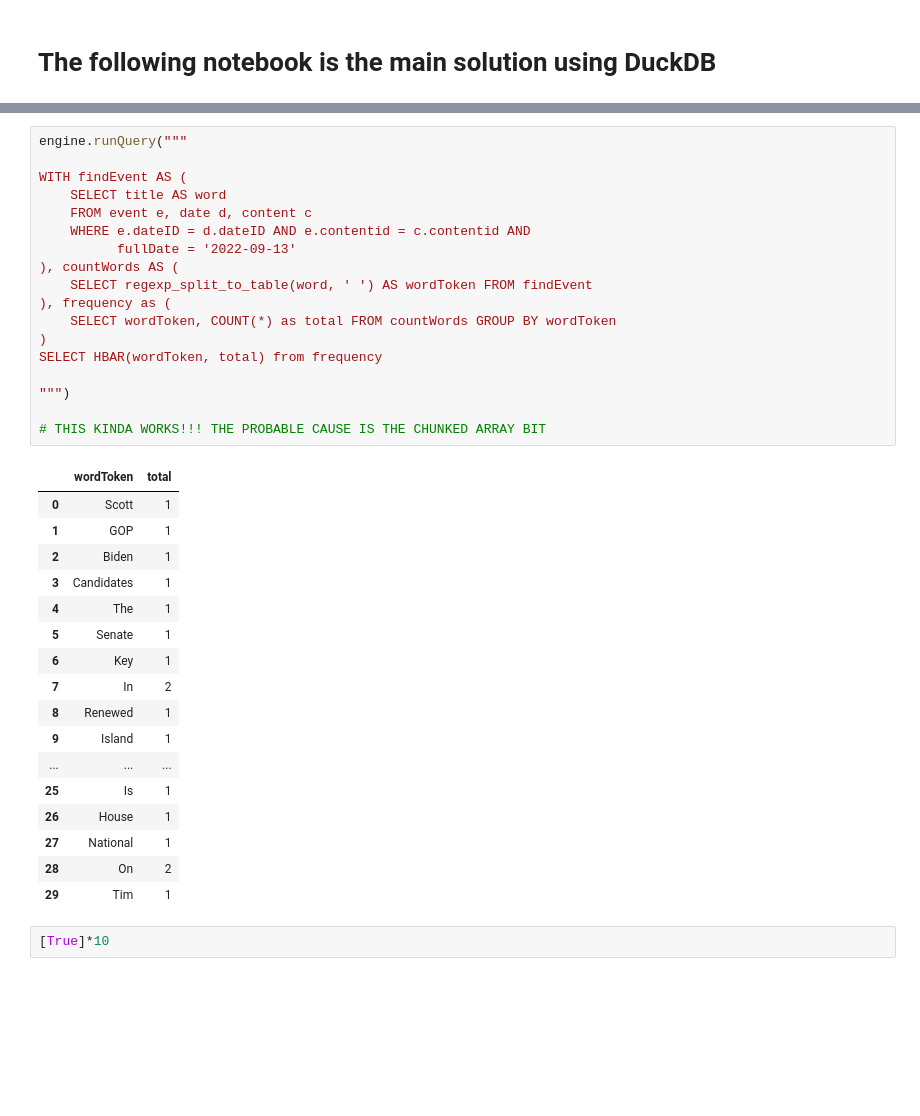
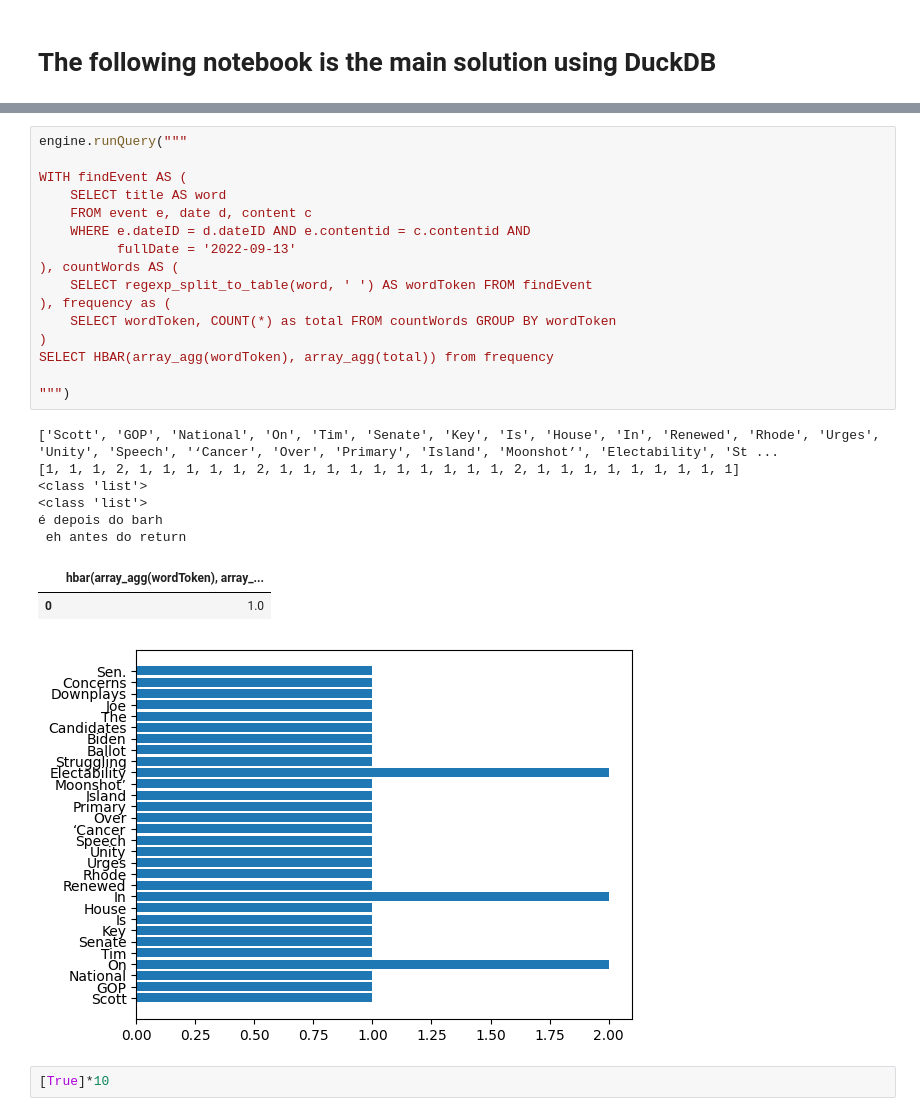
Before and after one commit to felipeVsc/event_mining, a Jupyter notebook: main/duck.ipynb, the cells around one changed output, grey strips where cells are left out. Cells and saved outputs as stored; diff of their text form; blank space fills up the shorter version.

```diff
--- a/main/duck.ipynb
+++ b/main/duck.ipynb
@@ -159,39 +156,29 @@ WITH findEvent AS (
 # %%
 engine.runQuery("""
 
 WITH findEvent AS (
     SELECT title AS word
     FROM event e, date d, content c
     WHERE e.dateID = d.dateID AND e.contentid = c.contentid AND
           fullDate = '2022-09-13'
 ), countWords AS (
     SELECT regexp_split_to_table(word, ' ') AS wordToken FROM findEvent
 ), frequency as (
     SELECT wordToken, COUNT(*) as total FROM countWords GROUP BY wordToken
 )
-SELECT HBAR(wordToken, total) from frequency
+SELECT HBAR(array_agg(wordToken), array_agg(total)) from frequency
 
 """)
-
-# THIS KINDA WORKS!!! THE PROBABLE CAUSE IS THE CHUNKED ARRAY BIT
 # %% [output]
+['Scott', 'GOP', 'National', 'On', 'Tim', 'Senate', 'Key', 'Is', 'House', 'In', 'Renewed', 'Rhode', 'Urges', 'Unity', 'Speech', '‘Cancer', 'Over', 'Primary', 'Island', 'Moonshot’', 'Electability', 'St ...
+[1, 1, 1, 2, 1, 1, 1, 1, 1, 2, 1, 1, 1, 1, 1, 1, 1, 1, 1, 1, 2, 1, 1, 1, 1, 1, 1, 1, 1, 1]
+<class 'list'>
+<class 'list'>
+é depois do barh
+ eh antes do return
-|  | wordToken | total |
-| 0 | Scott | 1 |
-| 1 | GOP | 1 |
-| 2 | Biden | 1 |
-| 3 | Candidates | 1 |
-| 4 | The | 1 |
-| 5 | Senate | 1 |
-| 6 | Key | 1 |
-| 7 | In | 2 |
-| 8 | Renewed | 1 |
-| 9 | Island | 1 |
-| ... | ... | ... |
-| 25 | Is | 1 |
-| 26 | House | 1 |
-| 27 | National | 1 |
-| 28 | On | 2 |
-| 29 | Tim | 1 |
+|  | hbar(array_agg(wordToken), array_... |
+| 0 | 1.0 |
+[figure, added]
 # %%
 [True]*10
 # %% [output]
```
Also changed, not shown: parts of 3 cells of this notebook, 2 other files.
